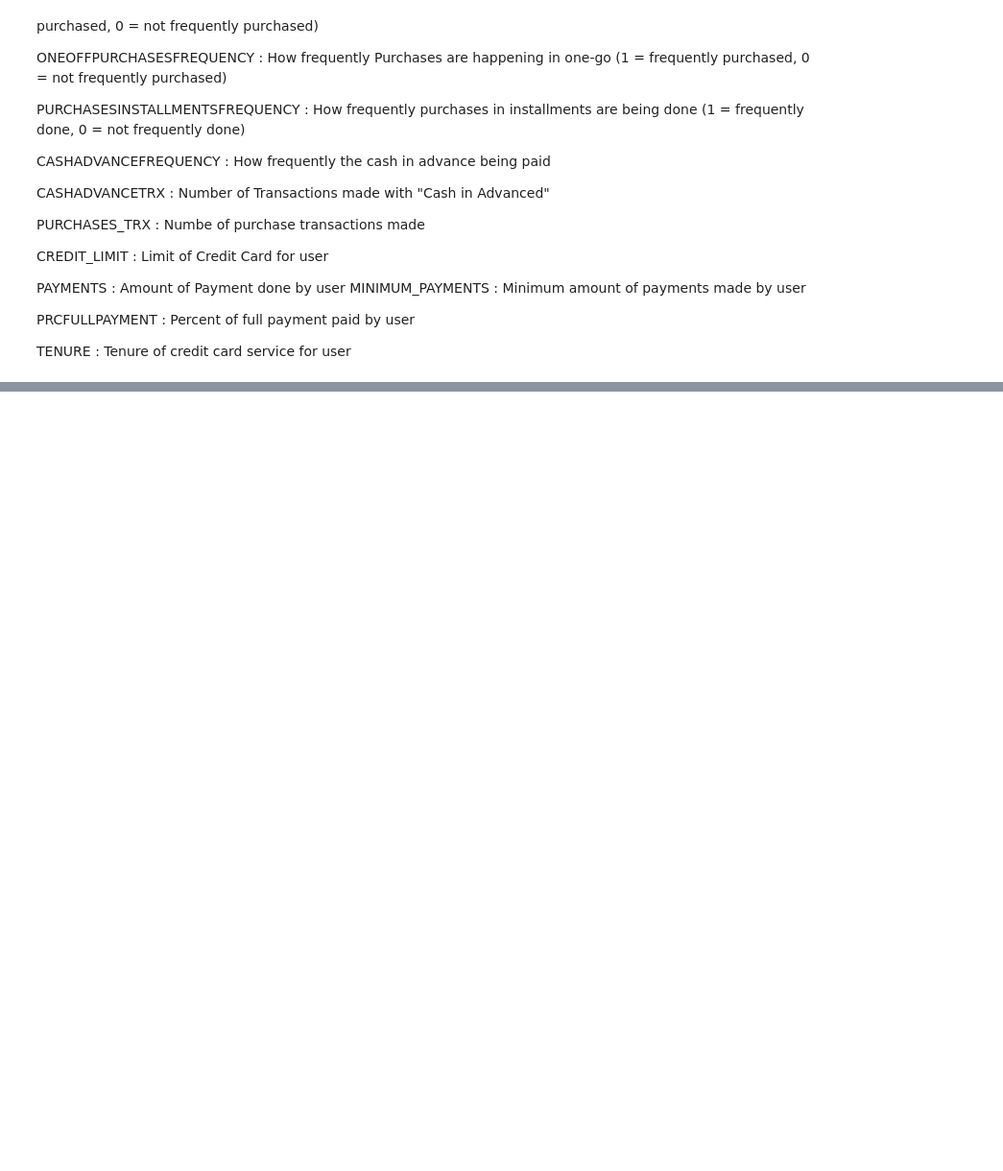
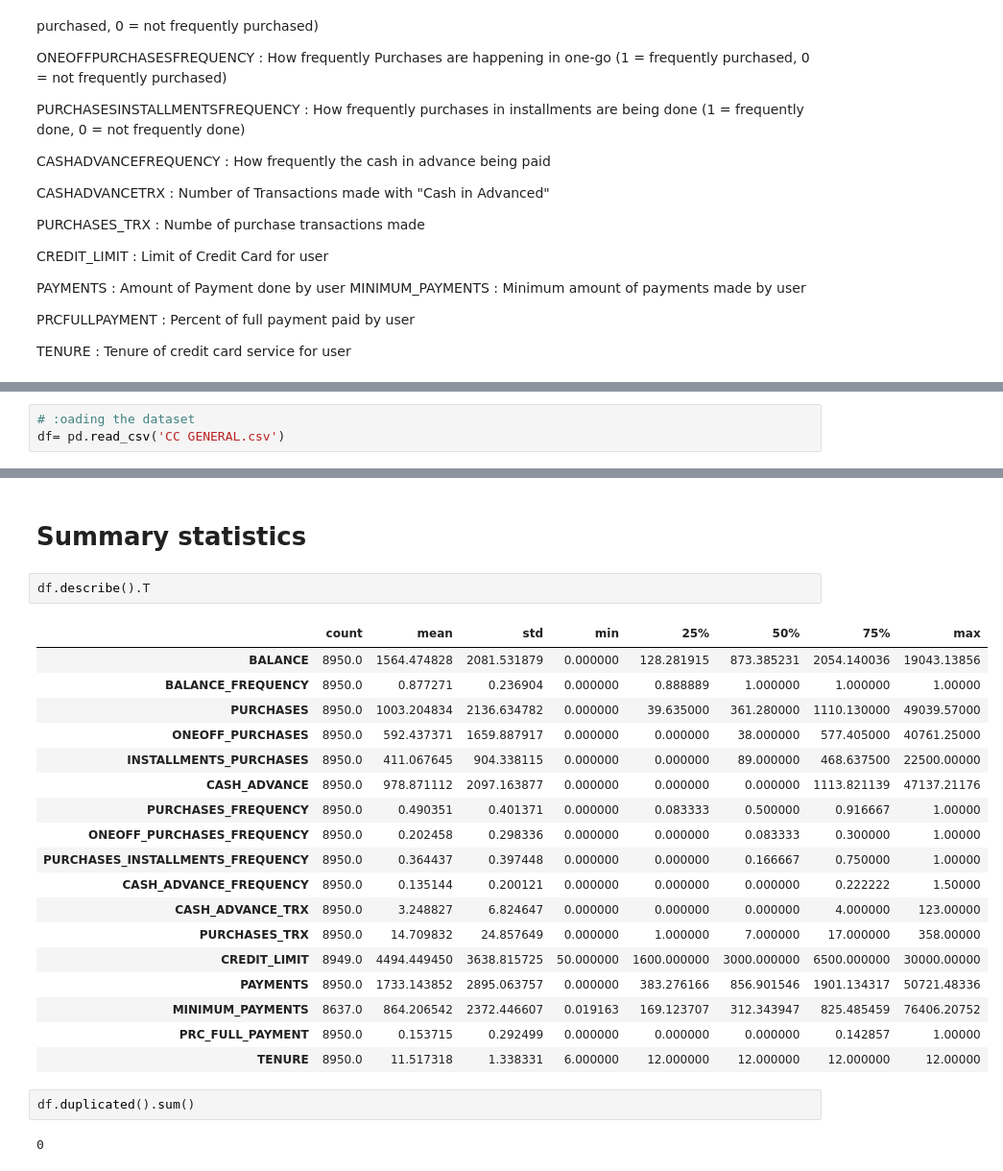
Before and after one commit to Mohammadi-Nilofer/MachineLearning, a Jupyter notebook: KMeans_CC.ipynb, the cells around one changed output, grey strips where cells are left out. Shown: that part at 96% size. Drawn from its saved outputs; the diff is of its cells as text; blank space fills up the shorter version.

```diff
--- a/KMeans_CC.ipynb
+++ b/KMeans_CC.ipynb
@@ -50,0 +67,3 @@ TENURE : Tenure of credit card service for user
+# %%
+# :oading the dataset
+df= pd.read_csv('CC GENERAL.csv')
@@ -50,0 +115,27 @@ TENURE : Tenure of credit card service for user
+# %% [markdown]
+# Summary statistics
+# %%
+df.describe().T
+# %% [output]
+|  | count | mean | std | min | 25% | 50% | 75% | max |
+| BALANCE | 8950.0 | 1564.474828 | 2081.531879 | 0.000000 | 128.281915 | 873.385231 | 2054.140036 | 19043.13856 |
+| BALANCE_FREQUENCY | 8950.0 | 0.877271 | 0.236904 | 0.000000 | 0.888889 | 1.000000 | 1.000000 | 1.00000 |
+| PURCHASES | 8950.0 | 1003.204834 | 2136.634782 | 0.000000 | 39.635000 | 361.280000 | 1110.130000 | 49039.57000 |
+| ONEOFF_PURCHASES | 8950.0 | 592.437371 | 1659.887917 | 0.000000 | 0.000000 | 38.000000 | 577.405000 | 40761.25000 |
+| INSTALLMENTS_PURCHASES | 8950.0 | 411.067645 | 904.338115 | 0.000000 | 0.000000 | 89.000000 | 468.637500 | 22500.00000 |
+| CASH_ADVANCE | 8950.0 | 978.871112 | 2097.163877 | 0.000000 | 0.000000 | 0.000000 | 1113.821139 | 47137.21176 |
+| PURCHASES_FREQUENCY | 8950.0 | 0.490351 | 0.401371 | 0.000000 | 0.083333 | 0.500000 | 0.916667 | 1.00000 |
+| ONEOFF_PURCHASES_FREQUENCY | 8950.0 | 0.202458 | 0.298336 | 0.000000 | 0.000000 | 0.083333 | 0.300000 | 1.00000 |
+| PURCHASES_INSTALLMENTS_FREQUENCY | 8950.0 | 0.364437 | 0.397448 | 0.000000 | 0.000000 | 0.166667 | 0.750000 | 1.00000 |
+| CASH_ADVANCE_FREQUENCY | 8950.0 | 0.135144 | 0.200121 | 0.000000 | 0.000000 | 0.000000 | 0.222222 | 1.50000 |
+| CASH_ADVANCE_TRX | 8950.0 | 3.248827 | 6.824647 | 0.000000 | 0.000000 | 0.000000 | 4.000000 | 123.00000 |
+| PURCHASES_TRX | 8950.0 | 14.709832 | 24.857649 | 0.000000 | 1.000000 | 7.000000 | 17.000000 | 358.00000 |
+| CREDIT_LIMIT | 8949.0 | 4494.449450 | 3638.815725 | 50.000000 | 1600.000000 | 3000.000000 | 6500.000000 | 30000.00000 |
+| PAYMENTS | 8950.0 | 1733.143852 | 2895.063757 | 0.000000 | 383.276166 | 856.901546 | 1901.134317 | 50721.48336 |
+| MINIMUM_PAYMENTS | 8637.0 | 864.206542 | 2372.446607 | 0.019163 | 169.123707 | 312.343947 | 825.485459 | 76406.20752 |
+| PRC_FULL_PAYMENT | 8950.0 | 0.153715 | 0.292499 | 0.000000 | 0.000000 | 0.000000 | 0.142857 | 1.00000 |
+| TENURE | 8950.0 | 11.517318 | 1.338331 | 6.000000 | 12.000000 | 12.000000 | 12.000000 | 12.00000 |
+# %%
+df.duplicated().sum()
+# %% [output]
+0
```
Also changed, not shown: parts of 55 cells of this notebook.
